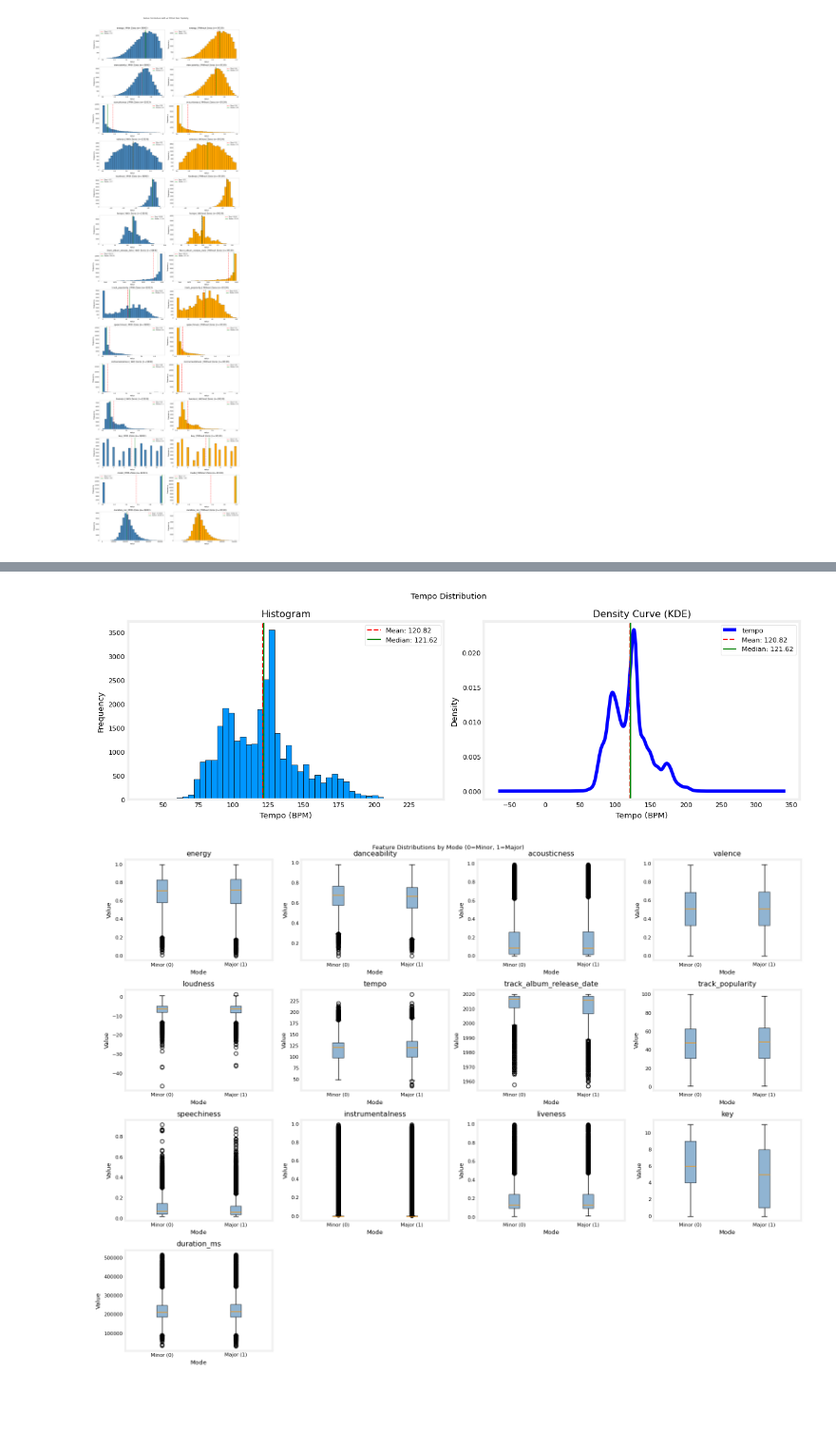
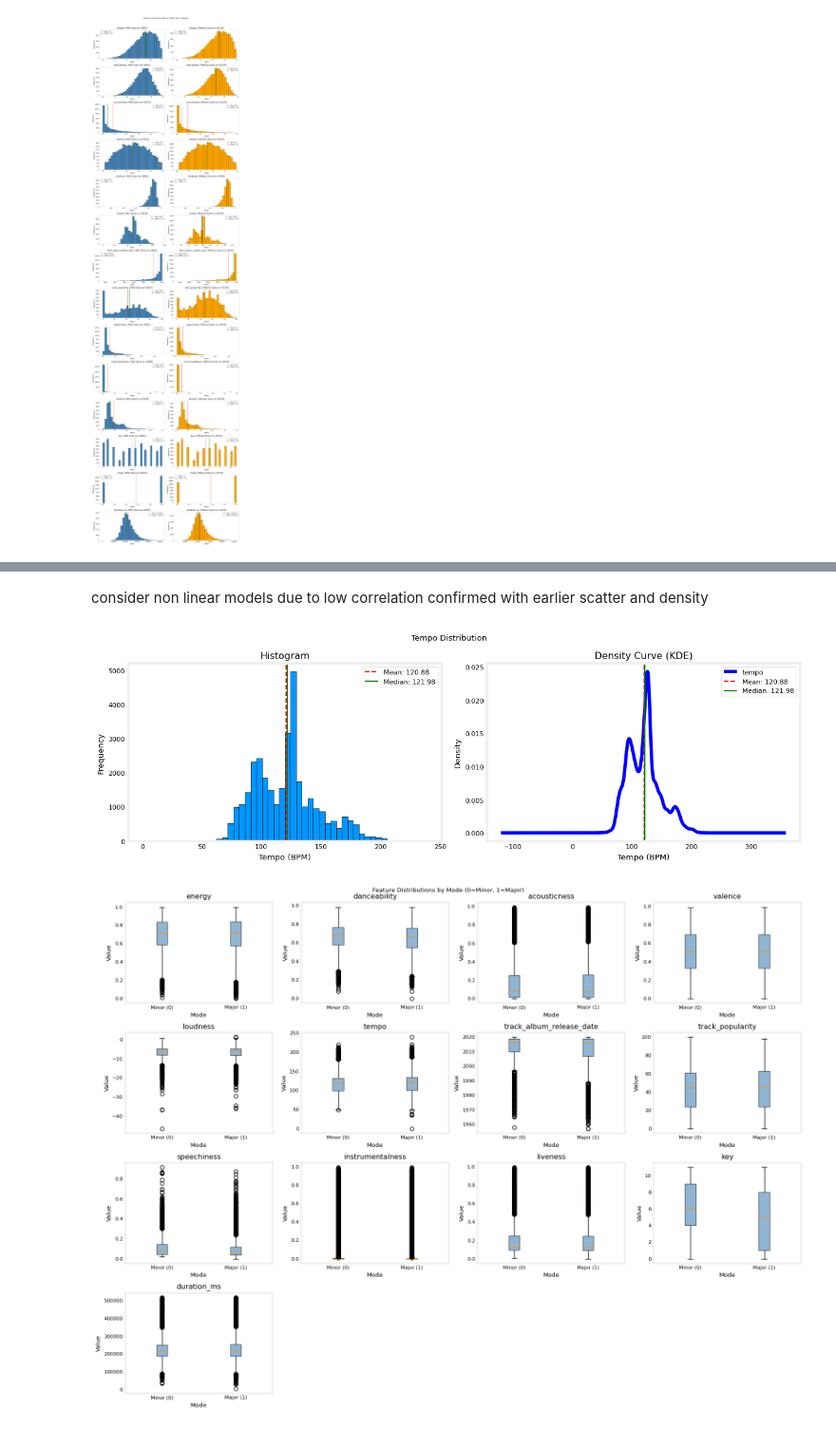
Before and after one commit to TempeHS/2026SE_MLOPSTask_Xavier.P, a Jupyter notebook: 2.Model_Development/2.1.Data_Wrangling/2.1.1.data_preview.ipynb, the cells around one changed output, grey strips where cells are left out. Shown at 95% size. Drawn from its saved outputs; the diff is of its cells as text; code cells hidden in the pictures; blank space fills up the shorter version.

```diff
--- a/2.Model_Development/2.1.Data_Wrangling/2.1.1.data_preview.ipynb
+++ b/2.Model_Development/2.1.Data_Wrangling/2.1.1.data_preview.ipynb
@@ -150,7 +150,7 @@ data_frame.plot()
 <Axes: >
 [figure]
 # %%
-data_frame = data_frame[data_frame["track_popularity"] != 0]
+#data_frame = data_frame[data_frame["track_popularity"] != 0]
 features = [
     "energy",
     "danceability",
@@ -265,3 +331,5 @@ plt.show()
+# %% [markdown]
+consider non linear models due to low correlation confirmed with earlier scatter and density
 # %%
 # Detailed tempo distribution plot
 mean_tempo = data_frame["tempo"].mean()
@@ -316,7 +384,7 @@ plt.tight_layout()
 plt.savefig("tempo_distribution.png", dpi=150, bbox_inches="tight")
 plt.show()
 # %% [output]
-[figure, old version]
+[figure, new version]
 # %%
 # Graph mode (binary: 0=minor, 1=major) against all features using box plots
 features_vs_mode = [
@@ -331,32 +399,32 @@ features_vs_mode = [
     "speechiness",
     "instrumentalness",
     "liveness",
     "key",
     "duration_ms",
 ]
 
 fig, axes = plt.subplots(4, 4, figsize=(16, 12))
 plt.suptitle("Feature Distributions by Mode (0=Minor, 1=Major)")
 
 for ax, feature in zip(axes.flatten(), features_vs_mode):
     minor = data_frame[data_frame["mode"] == 0][feature]
     major = data_frame[data_frame["mode"] == 1][feature]
 
     ax.boxplot(
         [minor, major],
-        labels=["Minor (0)", "Major (1)"],
+        tick_labels=["Minor (0)", "Major (1)"],
         patch_artist=True,
         boxprops=dict(facecolor="steelblue", alpha=0.6),
     )
     ax.set_title(feature)
     ax.set_xlabel("Mode")
     ax.set_ylabel("Value")
 
 for ax in axes.flatten()[len(features_vs_mode) :]:
     ax.set_visible(False)
 
 plt.tight_layout()
 plt.savefig("mode_vs_features.png", dpi=150, bbox_inches="tight")
 plt.show()
 # %% [output]
-[figure, old version]
+[figure, new version]
```
Also changed, not shown: parts of 12 cells of this notebook, 2 other files.
